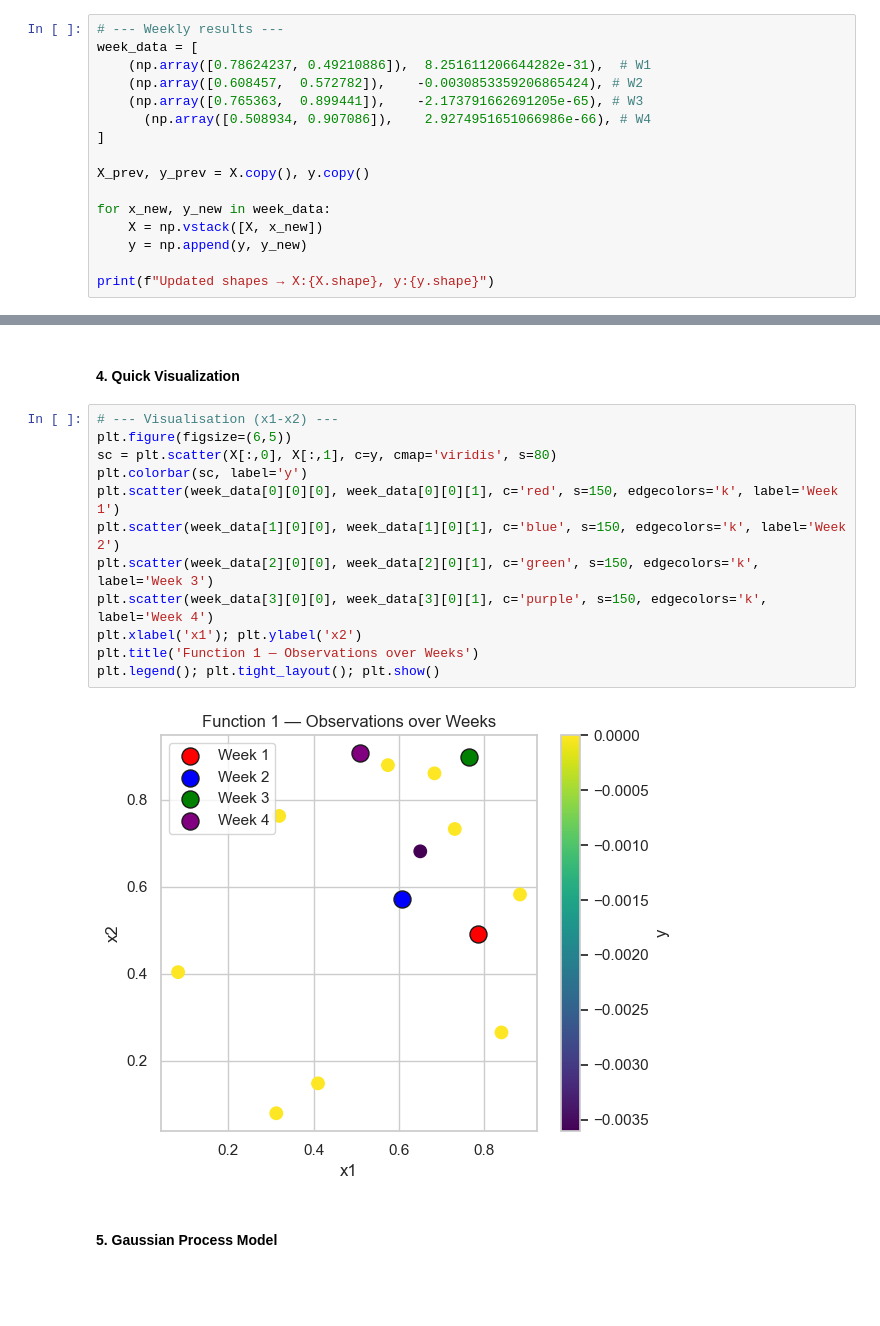
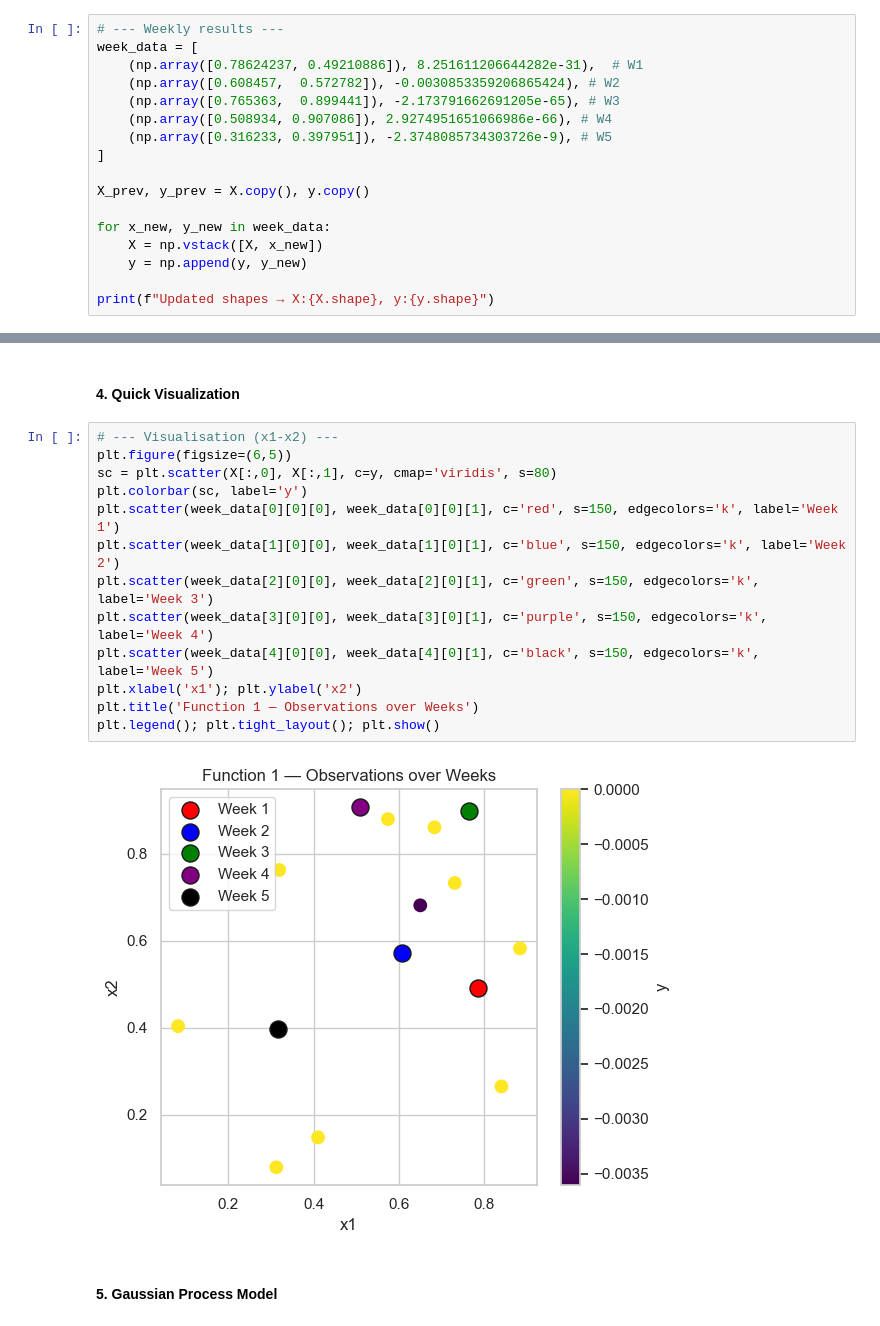
Before and after one commit to ManuelGO/ai-capstone-project, a Jupyter notebook: exploration_notebooks/f01_exploration.ipynb, the cells around one changed output, grey strips where cells are left out. Cells and saved outputs as stored; diff of their text form; blank space fills up the shorter version.

```diff
--- a/exploration_notebooks/f01_exploration.ipynb
+++ b/exploration_notebooks/f01_exploration.ipynb
@@ -41,10 +41,11 @@ Loaded X:(10, 2), y:(10,)
 # %%
 # --- Weekly results ---
 week_data = [
-    (np.array([0.78624237, 0.49210886]),  8.251611206644282e-31),  # W1
-    (np.array([0.608457,  0.572782]),    -0.0030853359206865424), # W2
-    (np.array([0.765363,  0.899441]),    -2.173791662691205e-65), # W3
-      (np.array([0.508934, 0.907086]),    2.9274951651066986e-66), # W4
+    (np.array([0.78624237, 0.49210886]), 8.251611206644282e-31),  # W1
+    (np.array([0.608457,  0.572782]), -0.0030853359206865424), # W2
+    (np.array([0.765363,  0.899441]), -2.173791662691205e-65), # W3
+    (np.array([0.508934, 0.907086]), 2.9274951651066986e-66), # W4
+    (np.array([0.316233, 0.397951]), -2.3748085734303726e-9), # W5
 ]
 
 X_prev, y_prev = X.copy(), y.copy()
@@ -61,17 +62,18 @@ Updated shapes → X:(14, 2), y:(14,)
 # %%
 # --- Visualisation (x1-x2) ---
 plt.figure(figsize=(6,5))
 sc = plt.scatter(X[:,0], X[:,1], c=y, cmap='viridis', s=80)
 plt.colorbar(sc, label='y')
 plt.scatter(week_data[0][0][0], week_data[0][0][1], c='red', s=150, edgecolors='k', label='Week 1')
 plt.scatter(week_data[1][0][0], week_data[1][0][1], c='blue', s=150, edgecolors='k', label='Week 2')
 plt.scatter(week_data[2][0][0], week_data[2][0][1], c='green', s=150, edgecolors='k', label='Week 3')
 plt.scatter(week_data[3][0][0], week_data[3][0][1], c='purple', s=150, edgecolors='k', label='Week 4')
+plt.scatter(week_data[4][0][0], week_data[4][0][1], c='black', s=150, edgecolors='k', label='Week 5')
 plt.xlabel('x1'); plt.ylabel('x2')
 plt.title('Function 1 — Observations over Weeks')
 plt.legend(); plt.tight_layout(); plt.show()
 # %% [output]
-[figure, old version]
+[figure, new version]
 # %% [markdown]
 #### 5. Gaussian Process Model
 # %%
```
Also changed, not shown: parts of 5 cells of this notebook, 4 other files.
